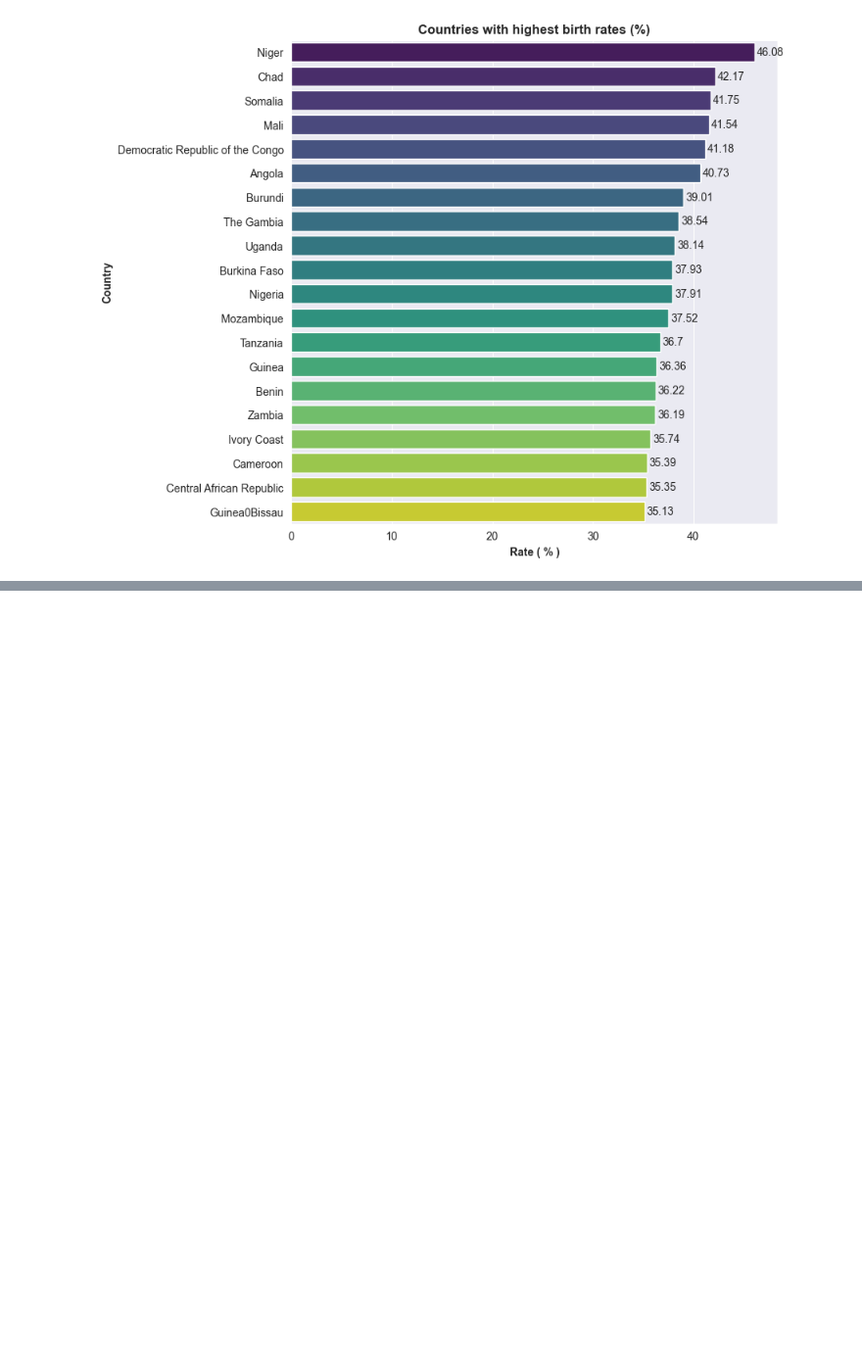
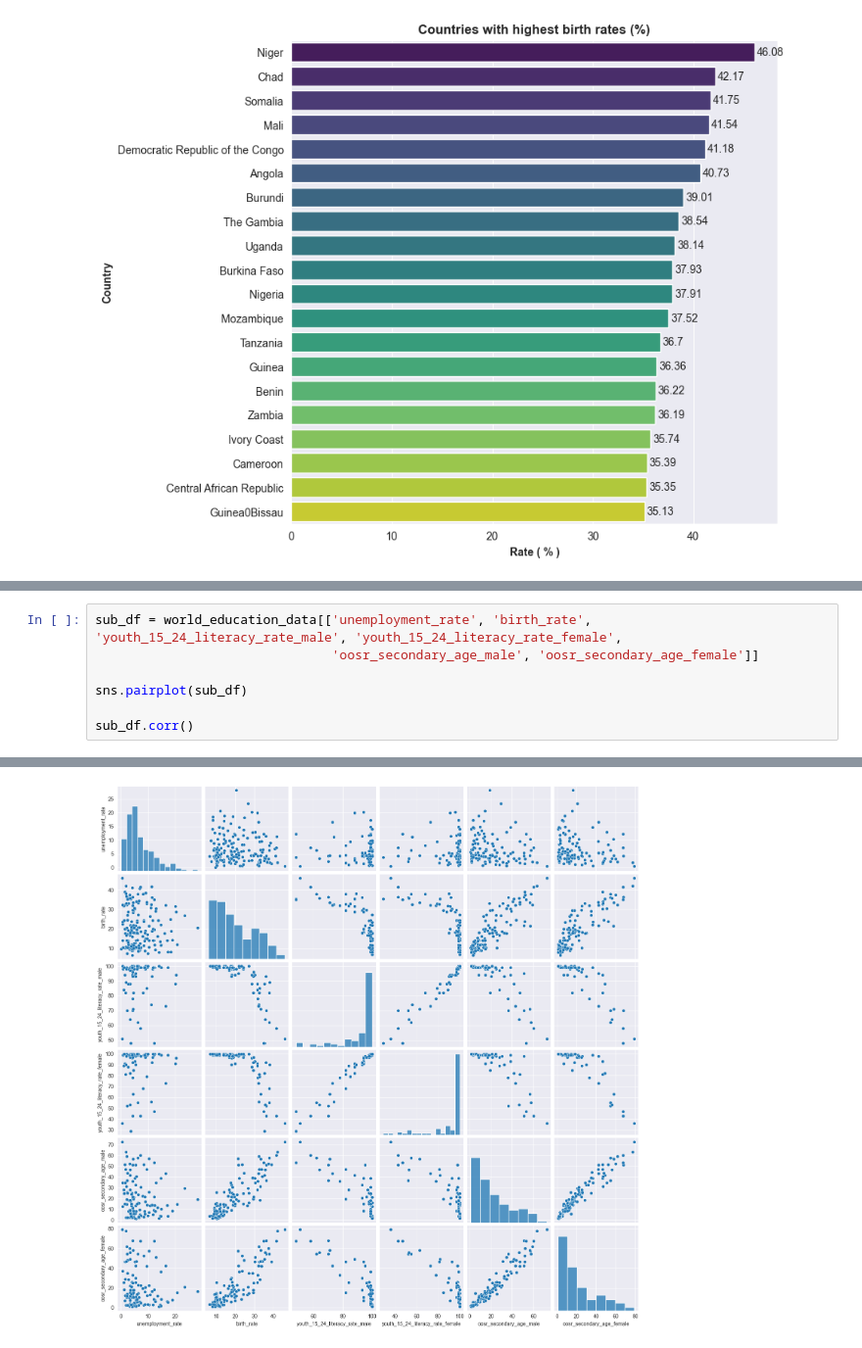
Before and after one commit to ali-bin-kashif/world-educational-dataset-analysis, a Jupyter notebook: world-education-data-analysis.ipynb, the cells around one changed output, grey strips where cells are left out. Shown: that part at 98% size. Saved outputs shown, nothing was run; the diff lists cells and outputs as text; blank space fills up the shorter version.

```diff
--- a/world-education-data-analysis.ipynb
+++ b/world-education-data-analysis.ipynb
@@ -285,0 +378,8 @@ Passing `palette` without assigning `hue` is deprecated and will be removed in v
+# %%
+sub_df = world_education_data[['unemployment_rate', 'birth_rate', 'youth_15_24_literacy_rate_male', 'youth_15_24_literacy_rate_female',
+                               'oosr_secondary_age_male', 'oosr_secondary_age_female']]
+
+sns.pairplot(sub_df)
+
+sub_df.corr()
+# %% [output]
@@ -285,0 +393 @@ Passing `palette` without assigning `hue` is deprecated and will be removed in v
+[figure, added]
```
Also changed, not shown: parts of 14 cells of this notebook.
